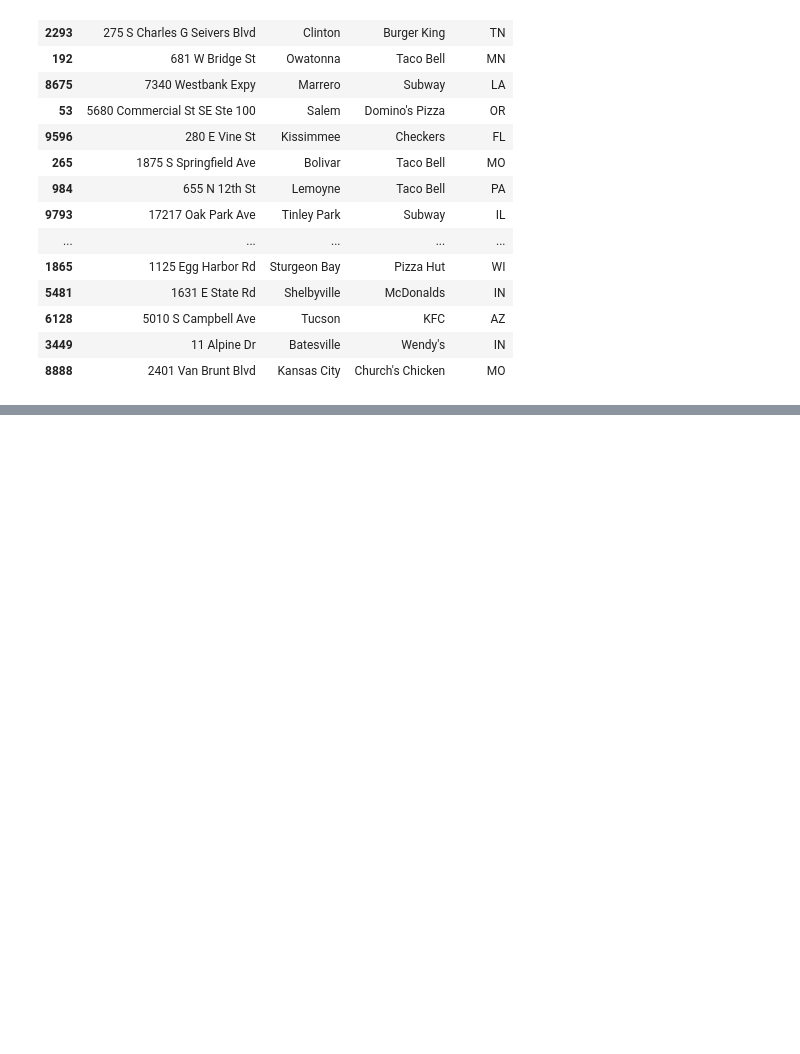
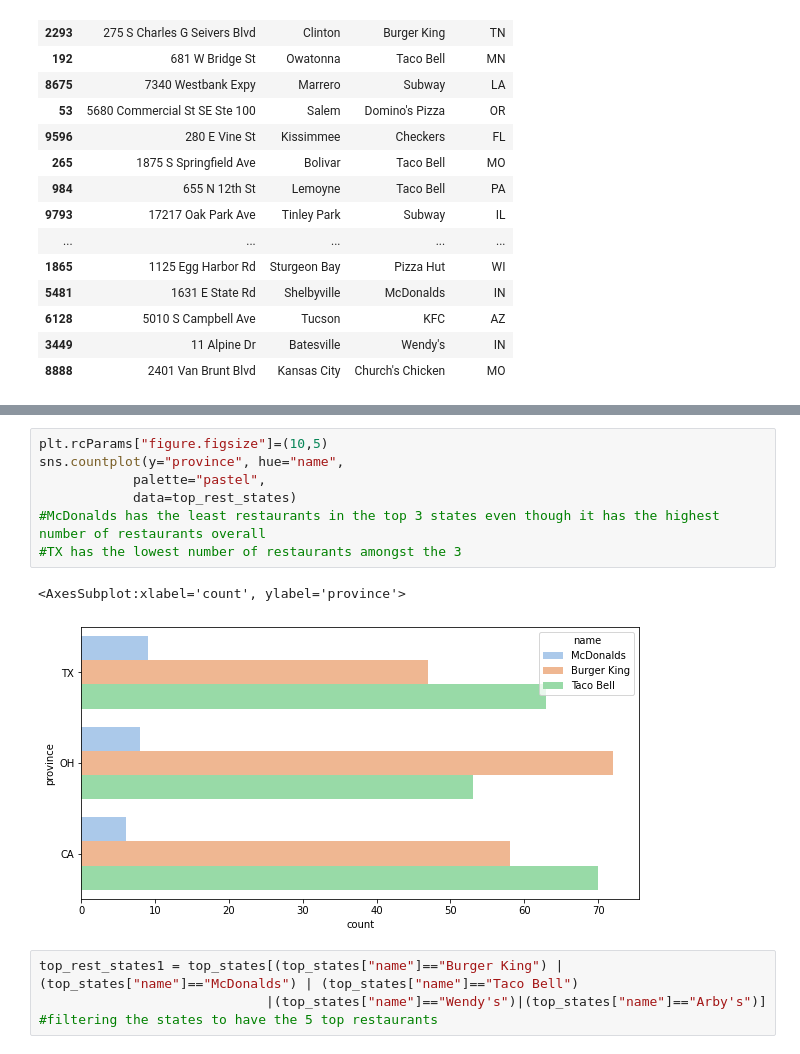
Before and after one commit to Denise1991/US_Fast_Food, a Jupyter notebook: fast food in the US.ipynb, the cells around one changed output, grey strips where cells are left out. Saved outputs shown, nothing was run; the diff lists cells and outputs as text; blank space fills up the shorter version.

```diff
--- a/fast food in the US.ipynb
+++ b/fast food in the US.ipynb
@@ -589,0 +765,14 @@ df_plot['name'].sum()
+# %%
+plt.rcParams["figure.figsize"]=(10,5)
+sns.countplot(y="province", hue="name",
+            palette="pastel",
+            data=top_rest_states)
+#McDonalds has the least restaurants in the top 3 states even though it has the highest number of restaurants overall
+#TX has the lowest number of restaurants amongst the 3
+# %% [output]
+<AxesSubplot:xlabel='count', ylabel='province'>
+[figure, added]
+# %%
+top_rest_states1 = top_states[(top_states["name"]=="Burger King") | (top_states["name"]=="McDonalds") | (top_states["name"]=="Taco Bell")
+                             |(top_states["name"]=="Wendy's")|(top_states["name"]=="Arby's")]
+#filtering the states to have the 5 top restaurants
```
Also changed, not shown: parts of 59 cells of this notebook.
